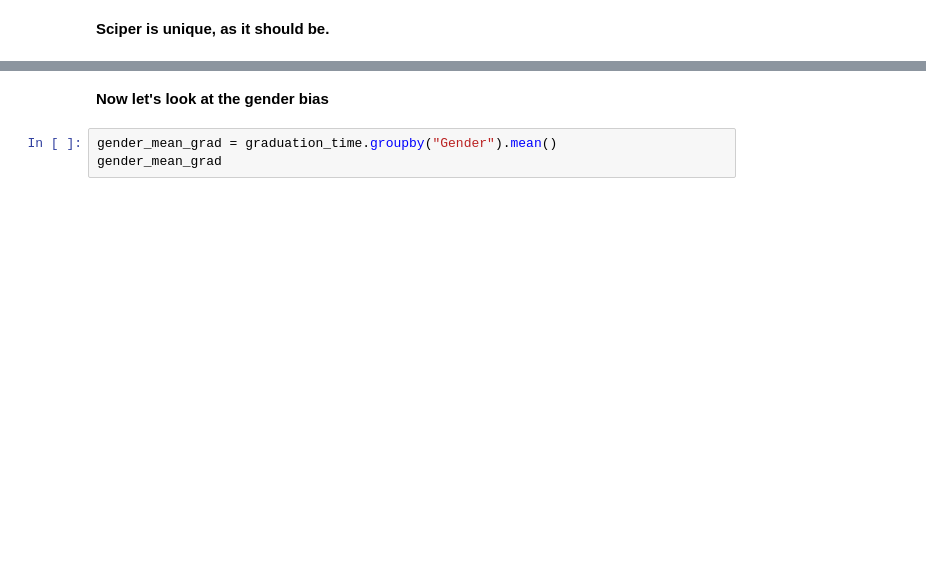
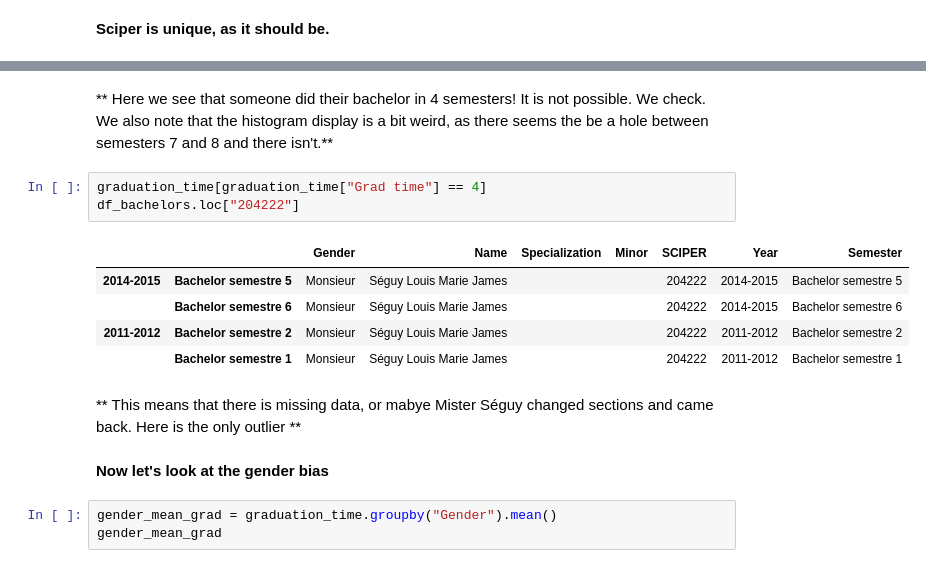
Before and after one commit to timozattol/ada-2016, a Jupyter notebook: hw02/is_academia.ipynb, the cells around one changed output, grey strips where cells are left out. Cells and saved outputs as stored; diff of their text form; blank space fills up the shorter version.

```diff
--- a/hw02/is_academia.ipynb
+++ b/hw02/is_academia.ipynb
@@ -260,3 +555,16 @@ graduation_time["Grad time"].hist()
+# %% [markdown]
+** Here we see that someone did their bachelor in 4 semesters! It is not possible. We check. We also note that the histogram display is a bit weird, as there seems the be a hole between semesters 7 and 8 and there isn't.**
+# %%
+graduation_time[graduation_time["Grad time"] == 4]
+df_bachelors.loc["204222"]
+# %% [output]
+|  |  | Gender | Name | Specialization | Minor | SCIPER | Year | Semester |
+| 2014-2015 | Bachelor semestre 5 | Monsieur | Séguy Louis Marie James |  |  | 204222 | 2014-2015 | Bachelor semestre 5 |
+|  | Bachelor semestre 6 | Monsieur | Séguy Louis Marie James |  |  | 204222 | 2014-2015 | Bachelor semestre 6 |
+| 2011-2012 | Bachelor semestre 2 | Monsieur | Séguy Louis Marie James |  |  | 204222 | 2011-2012 | Bachelor semestre 2 |
+|  | Bachelor semestre 1 | Monsieur | Séguy Louis Marie James |  |  | 204222 | 2011-2012 | Bachelor semestre 1 |
+# %% [markdown]
+** This means that there is missing data, or mabye Mister Séguy changed sections and came back. Here is the only outlier **
 # %% [markdown]
 **Now let's look at the gender bias**
 # %%
```
Also changed, not shown: parts of 76 cells of this notebook.
